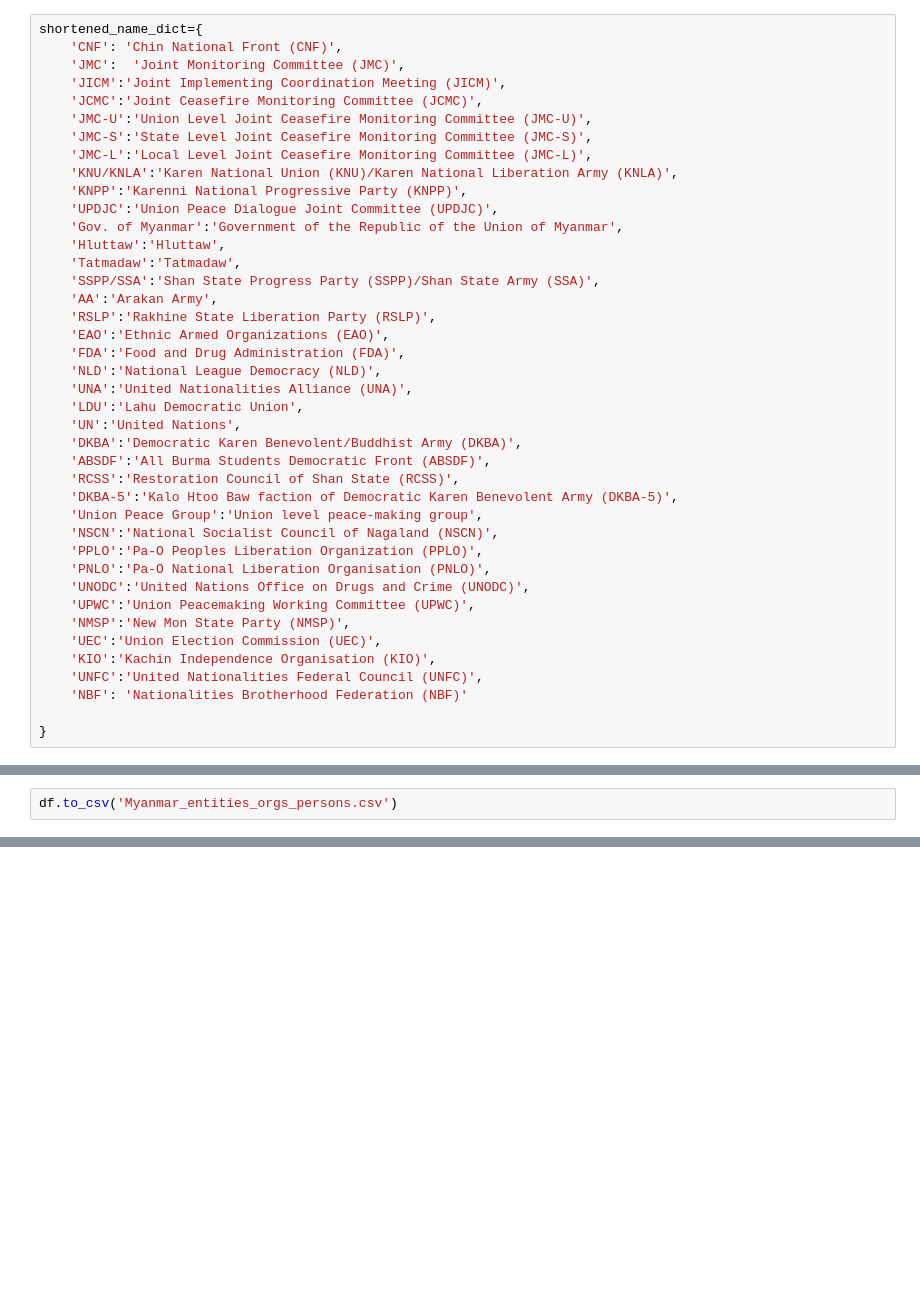
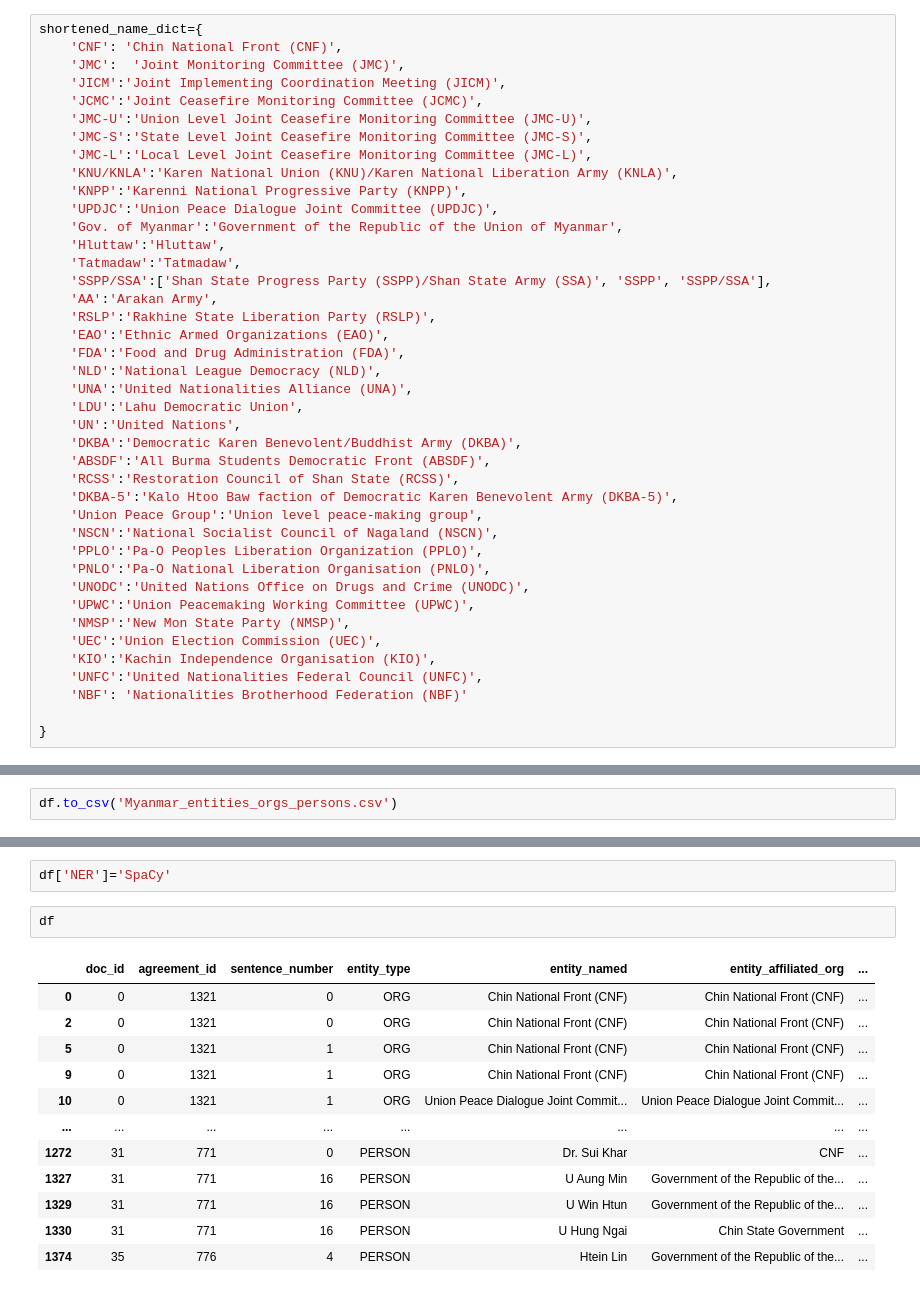
Before and after one commit to ToeLay/NER_Myanmar, a Jupyter notebook: get_dataset_mapping.ipynb, the cells around one changed output, grey strips where cells are left out. Saved outputs shown, nothing was run; the diff lists cells and outputs as text; blank space fills up the shorter version.

```diff
--- a/get_dataset_mapping.ipynb
+++ b/get_dataset_mapping.ipynb
@@ -91,7 +91,7 @@ shortened_name_dict={
     'Gov. of Myanmar':'Government of the Republic of the Union of Myanmar',
     'Hluttaw':'Hluttaw',
     'Tatmadaw':'Tatmadaw',
-    'SSPP/SSA':'Shan State Progress Party (SSPP)/Shan State Army (SSA)',
+    'SSPP/SSA':['Shan State Progress Party (SSPP)/Shan State Army (SSA)', 'SSPP', 'SSPP/SSA'],
     'AA':'Arakan Army',
     'RSLP':'Rakhine State Liberation Party (RSLP)',
     'EAO':'Ethnic Armed Organizations (EAO)',
@@ -341,0 +348,17 @@ df.to_csv('Myanmar_entities_orgs_persons.csv')
+# %%
+df['NER']='SpaCy'
+# %%
+df
+# %% [output]
+|  | doc_id | agreement_id | sentence_number | entity_type | entity_named | entity_affiliated_org | ... |
+| 0 | 0 | 1321 | 0 | ORG | Chin National Front (CNF) | Chin National Front (CNF) | ... |
+| 2 | 0 | 1321 | 0 | ORG | Chin National Front (CNF) | Chin National Front (CNF) | ... |
+| 5 | 0 | 1321 | 1 | ORG | Chin National Front (CNF) | Chin National Front (CNF) | ... |
+| 9 | 0 | 1321 | 1 | ORG | Chin National Front (CNF) | Chin National Front (CNF) | ... |
+| 10 | 0 | 1321 | 1 | ORG | Union Peace Dialogue Joint Commit... | Union Peace Dialogue Joint Commit... | ... |
+| ... | ... | ... | ... | ... | ... | ... | ... |
+| 1272 | 31 | 771 | 0 | PERSON | Dr. Sui Khar | CNF | ... |
+| 1327 | 31 | 771 | 16 | PERSON | U Aung Min | Government of the Republic of the... | ... |
+| 1329 | 31 | 771 | 16 | PERSON | U Win Htun | Government of the Republic of the... | ... |
+| 1330 | 31 | 771 | 16 | PERSON | U Hung Ngai | Chin State Government | ... |
+| 1374 | 35 | 776 | 4 | PERSON | Htein Lin | Government of the Republic of the... | ... |
```
Also changed, not shown: parts of 9 cells of this notebook.
